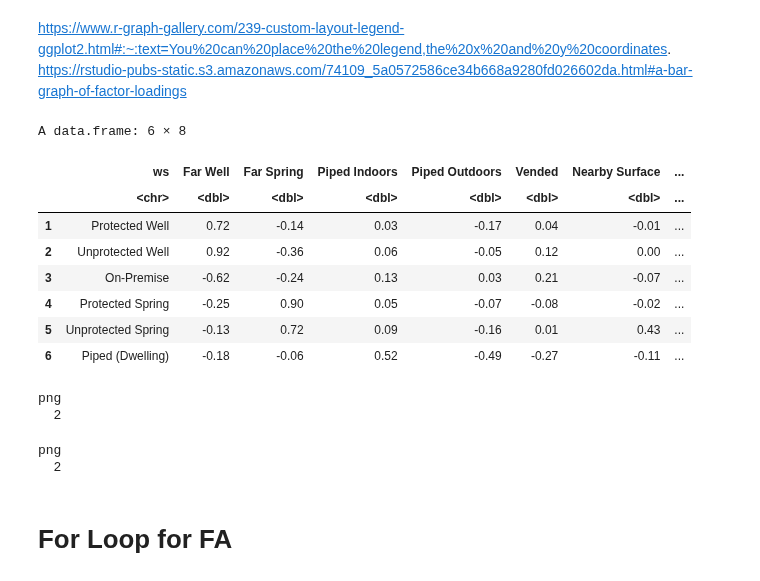
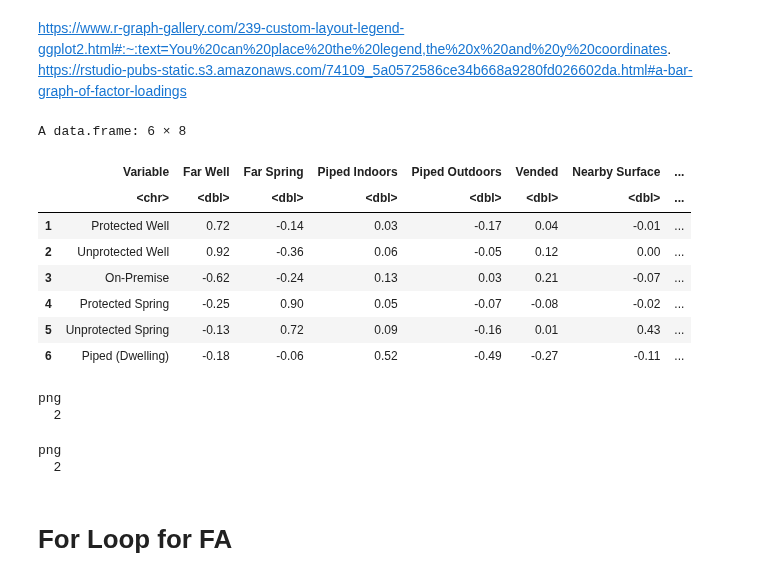
Before and after one commit to narslab/water-accessibility, a Jupyter notebook: bin/jupyter/dimension-reduction.ipynb, the cells around one changed output. Drawn from its saved outputs; the diff is of its cells as text; code cells hidden in the pictures.

```diff
--- a/bin/jupyter/dimension-reduction.ipynb
+++ b/bin/jupyter/dimension-reduction.ipynb
@@ -159,7 +166,7 @@ df.fl <- read_excel("../../results/factor-7-loadings.xlsx",sheet=1) #customized
 df.fl <- as.data.frame(df.fl)
 head(df.fl)
 
-loadings.m <- melt(df.fl, id="ws", # if the name is changed, then change the name in the excel as well
+loadings.m <- melt(df.fl, id="Variable", # if the name is changed, then change the name in the excel as well
                    measure=c(
         'Far Spring',
         'Far Well',
@@ -179,39 +186,39 @@ par(cex=1)
 #For each ws (water sources), plot the loading as length and fill color of a bar
 # note that the length will be the absolute value of the loading but the
 # fill color will be the signed value, more on this below
-g <- ggplot(data = loadings.m, aes(x = ws, y = abs(Loading), fill=Loading)) +
+g <- ggplot(data = loadings.m, aes(x = Variable, y = abs(Loading), fill=Loading)) +
   facet_wrap(~ Factor, nrow=1) + #place the factors in separate facets
   geom_bar(stat="identity" ,aes()) + #make the bars
   coord_flip() + #flip the axes so the test names can be horizontal
   #define the fill color gradient: blue=positive, red=negative
   scale_fill_gradient2(name = "Loading",
                        high = "blue", mid = "white", low = "red",
                        midpoint=0, guide=F) +
   ylab("Loading Strength") + #improve y-axis label
   theme_bw(base_size= 14) #use a black-and white theme with set font size
 png(
   "fa-7-loadings.png",
   width     = 14,
   height    = 5,
   units     = "in",
   res       = 700,
   #pointsize = 6
 )
 g + theme(legend.position="bottom")
 dev.off()
 
 pdf(file = "../../docs/manuscript/pdf-image/fa-7-loadings.pdf"
   ,
   width     = 14,
   height    = 5,
 
 
 )
 g + theme(legend.position="bottom")
 dev.off()
 # %% [output]
 A data.frame: 6 × 8
-|  | ws | Far Well | Far Spring | Piped Indoors | Piped Outdoors | Vended | Nearby Surface | ... |
+|  | Variable | Far Well | Far Spring | Piped Indoors | Piped Outdoors | Vended | Nearby Surface | ... |
 |  | <chr> | <dbl> | <dbl> | <dbl> | <dbl> | <dbl> | <dbl> | ... |
 | 1 | Protected Well | 0.72 | -0.14 | 0.03 | -0.17 | 0.04 | -0.01 | ... |
 | 2 | Unprotected Well | 0.92 | -0.36 | 0.06 | -0.05 | 0.12 | 0.00 | ... |
```
Also changed, not shown: parts of 2 cells of this notebook, 15 other files.
